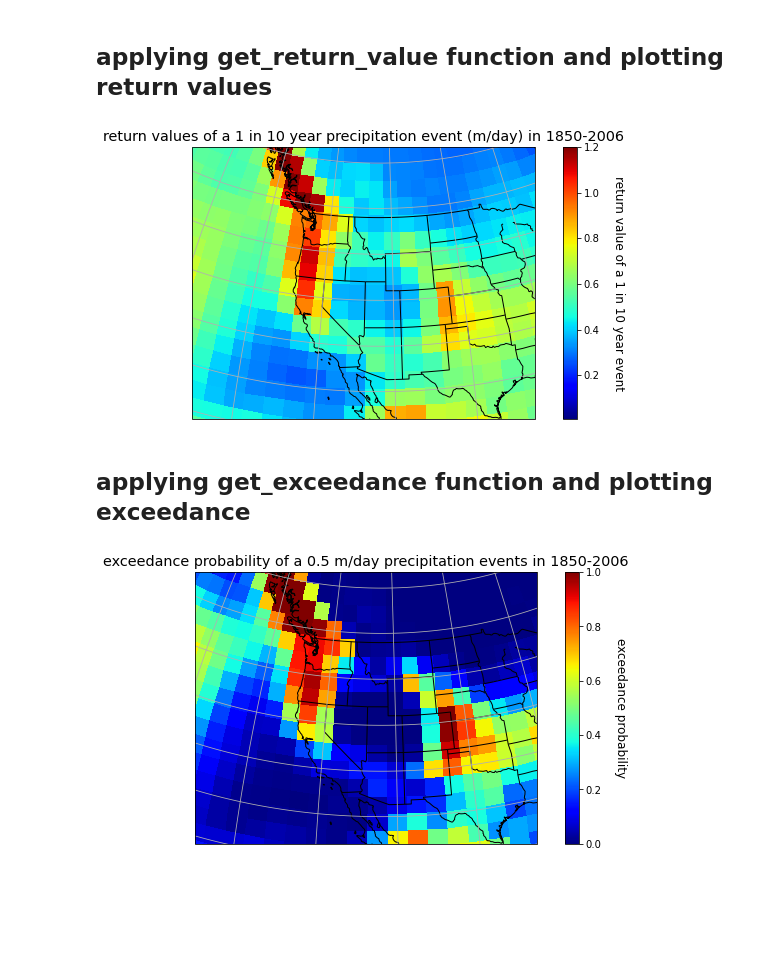
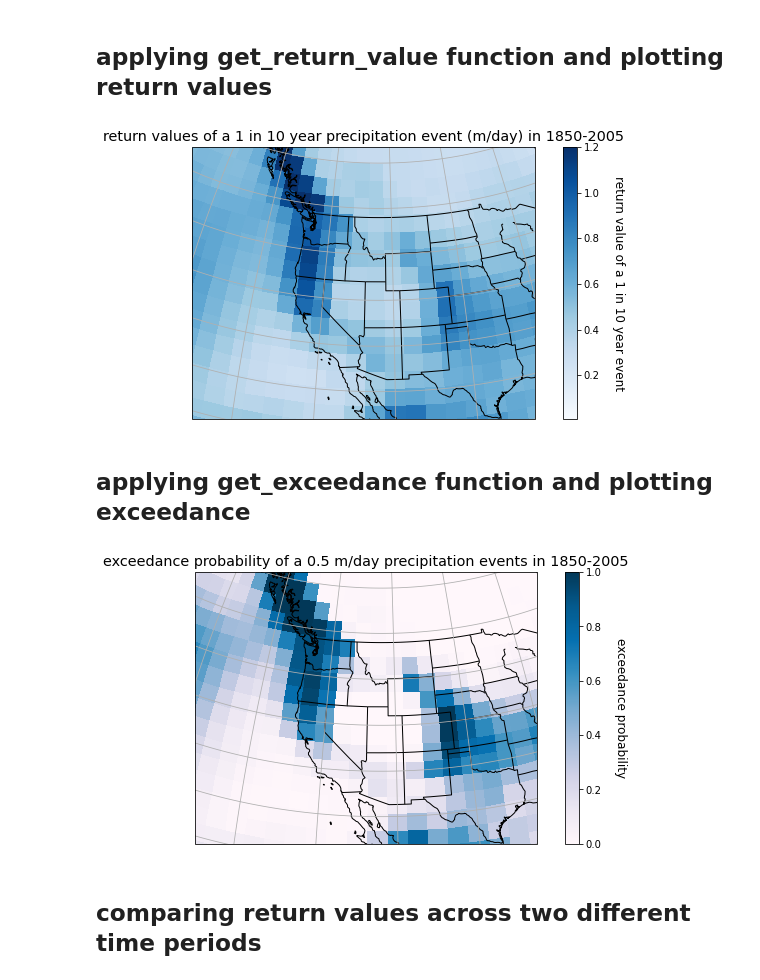
Before and after one commit to nabigac/intro_climate_data, a Jupyter notebook: 07_exceedance_plots.ipynb, the cells around one changed output. Cells and saved outputs as stored; diff of their text form; code cells hidden in the pictures; blank space fills up the shorter version.

Commit message:
updated exceedance plots

```diff
--- a/07_exceedance_plots.ipynb
+++ b/07_exceedance_plots.ipynb
@@ -120,33 +100,33 @@ return_values = return_values.unstack('allpoints').transpose()
 # %%
 fig = plt.figure(figsize=[10,5])
 ax = plt.subplot(111,projection=ccrs.Orthographic(-112,42))
 
 plotted_data = ax.pcolormesh(return_values.lon, return_values.lat,
                              return_values,
                              transform=ccrs.PlateCarree(),
-                             cmap=cm.jet, vmax=1.2)
+                             cmap=cm.Blues, vmax=1.2)
 
 cbar = fig.colorbar(plotted_data)
 
 ax.set_extent([-135,-93,25,55])
 ax.coastlines()
 ax.gridlines()
 ax.add_feature(cfeature.BORDERS)
 ax.add_feature(cfeature.NaturalEarthFeature(category='cultural',
                                     name='admin_1_states_provinces_lines',
                                     scale='110m',facecolor='None'),
                edgecolor='k')
 
 cbar.ax.set_ylabel('return value of a 1 in 10 year event',
                    fontsize='large',
                    labelpad=25,
                    rotation=270)
-ax.set_title('return values of a 1 in 10 year precipitation event (m/day) in 1850-2015',
+ax.set_title('return values of a 1 in 10 year precipitation event (m/day) in 1850-2005',
              fontsize='x-large')
 
 plt.show()
 # %% [output]
-[figure, old version]
+[figure, new version]
 # %% [markdown]
 ## applying get_exceedance function and plotting exceedance
 # %%
@@ -161,7 +141,7 @@ ax = plt.subplot(111,projection=ccrs.Orthographic(-112,42))
 plotted_data = ax.pcolormesh(exceedance.lon, exceedance.lat,
                              exceedance,
                              transform=ccrs.PlateCarree(),
-                             cmap=cm.jet)
+                             cmap=cm.PuBu)
 
 cbar = fig.colorbar(plotted_data)
 
@@ -178,9 +158,11 @@ cbar.ax.set_ylabel('exceedance probability',
                    fontsize='large',
                    labelpad=25,
                    rotation=270)
-ax.set_title('exceedance probability of a 0.5 m/day precipitation events in 1850-2015',
+ax.set_title('exceedance probability of a 0.5 m/day precipitation events in 1850-2005',
              fontsize='x-large')
 
 plt.show()
 # %% [output]
-[figure, old version]
+[figure, new version]
+# %% [markdown]
+## comparing return values across two different time periods
```
Also changed, not shown: parts of 7 cells of this notebook.
